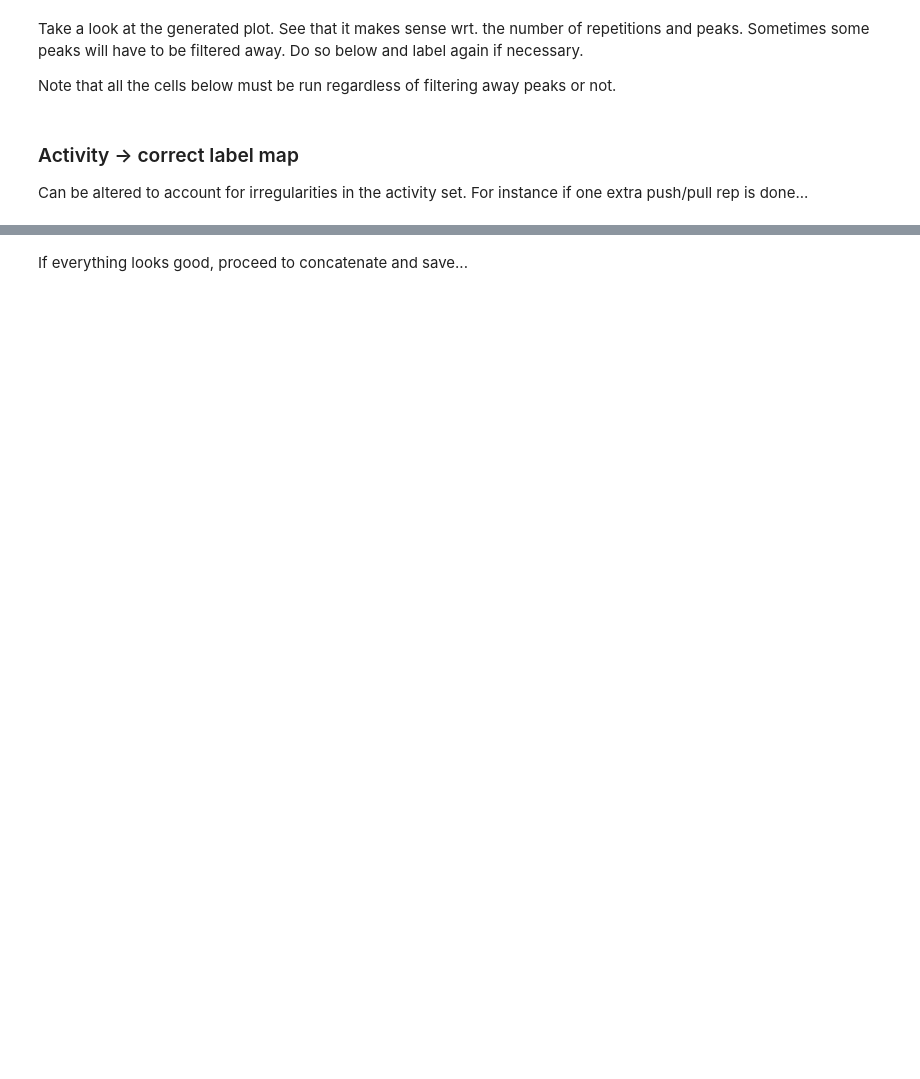
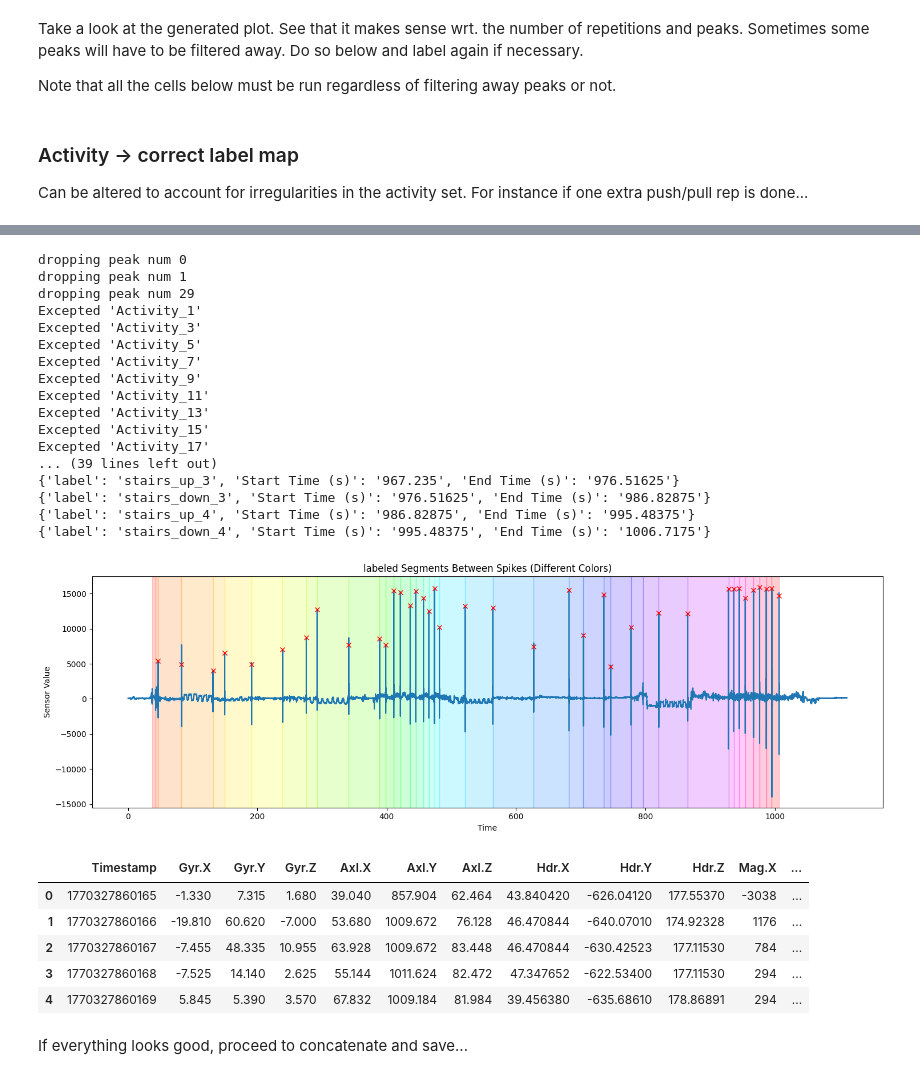
Before and after one commit to johanneloet/MasterV26, a Jupyter notebook: labeling_pipeline.ipynb, the cells around one changed output, grey strips where cells are left out. Drawn from its saved outputs; the diff is of its cells as text; code cells hidden in the pictures; blank space fills up the shorter version.

```diff
--- a/labeling_pipeline.ipynb
+++ b/labeling_pipeline.ipynb
@@ -24,7 +24,7 @@ import numpy as np
 First, define where data files exist by modifying base_dir and participant_dir_name. Use standardized naming to make file retrieval easier!
 # %%
 base_dir = Path(r"C:\Users\Bruker\Data_msc26_prelim")
-participant_dir_name = "prelim_2"
+participant_dir_name = "prelim_1"
 
 data_dir = base_dir / participant_dir_name
 # %% [markdown]
@@ -153,8 +164,8 @@ rename_map = {
     "Activity_35" : "stairs_down_3",
     "Activity_36" : "stairs_up_4",
     "Activity_37" : "stairs_down_4",
-    "Activity_38" : "stairs_up_5",
-    "Activity_39" : "stairs_down_5",
+    # "Activity_38" : "stairs_up_5",
+    # "Activity_39" : "stairs_down_5",
 }
 # %%
 print(peaks)
@@ -171,7 +202,7 @@ add_peak =  142881  + 60*800
 # code for adding a peak where none was detected
 manually_filtered_peaks = []
 #manually_filtered_peaks = [] # potentially manually select which peaks to keep here
-drop_peaks = [29, 33, 34, 35, 36] # define which peaks to drop here (0 indexed indices)
+drop_peaks = [0,1, 29] # define which peaks to drop here (0 indexed indices)
 
 for i in range(0, len(peaks)):
     peak = peaks[i]
@@ -198,33 +229,58 @@ for i in range(len(manually_filtered_peaks) - 1):
     init_label_df["rep_id"] = "idle"
     try:
         if 'push' in rename_map[f"Activity_{i+1}"]:
             label = rename_map[f"Activity_{i+1}"]
             push_idx += 1
             start_t = start_t + 0.5 # filter away spikes at the beginning of push pull segments
 
         elif 'pull' in rename_map[f"Activity_{i+1}"]:
             label = rename_map[f"Activity_{i+1}"]
             pull_idx += 1
             start_t = start_t + 0.5
         else:
             # Automatically transfer labels into the rep_id column. Making already segmented activities (push, pull, drag, stairs) finished wrt. their rep ids.
             label = rename_map[f"Activity_{i+1}"]
     except Exception as e:
         print("Excepted", e)
         label = "idle"
     rows.append({
         "label": label,
         "Start Time (s)": str(start_t),
         "End Time (s)": str(end_t)
     })
 
 
 # Sanity check: see if start stop times for each label is correct. Compare plot x-axis with the printed start stop times.
 for item in rows:
     print(item)
 plot_signal_peaks(init_label_df, manually_filtered_peaks)
 
 init_label_df.head()
+# %% [output]
+dropping peak num 0
+dropping peak num 1
+dropping peak num 29
+Excepted 'Activity_1'
+Excepted 'Activity_3'
+Excepted 'Activity_5'
+Excepted 'Activity_7'
+Excepted 'Activity_9'
+Excepted 'Activity_11'
+Excepted 'Activity_13'
+Excepted 'Activity_15'
+Excepted 'Activity_17'
+... (39 lines left out)
+{'label': 'stairs_up_3', 'Start Time (s)': '967.235', 'End Time (s)': '976.51625'}
+{'label': 'stairs_down_3', 'Start Time (s)': '976.51625', 'End Time (s)': '986.82875'}
+{'label': 'stairs_up_4', 'Start Time (s)': '986.82875', 'End Time (s)': '995.48375'}
+{'label': 'stairs_down_4', 'Start Time (s)': '995.48375', 'End Time (s)': '1006.7175'}
+[figure, added]
+|  | Timestamp | Gyr.X | Gyr.Y | Gyr.Z | Axl.X | Axl.Y | Axl.Z | Hdr.X | Hdr.Y | Hdr.Z | Mag.X | ... |
+| 0 | 1770327860165 | -1.330 | 7.315 | 1.680 | 39.040 | 857.904 | 62.464 | 43.840420 | -626.04120 | 177.55370 | -3038 | ... |
+| 1 | 1770327860166 | -19.810 | 60.620 | -7.000 | 53.680 | 1009.672 | 76.128 | 46.470844 | -640.07010 | 174.92328 | 1176 | ... |
+| 2 | 1770327860167 | -7.455 | 48.335 | 10.955 | 63.928 | 1009.672 | 83.448 | 46.470844 | -630.42523 | 177.11530 | 784 | ... |
+| 3 | 1770327860168 | -7.525 | 14.140 | 2.625 | 55.144 | 1011.624 | 82.472 | 47.347652 | -622.53400 | 177.11530 | 294 | ... |
+| 4 | 1770327860169 | 5.845 | 5.390 | 3.570 | 67.832 | 1009.184 | 81.984 | 39.456380 | -635.68610 | 178.86891 | 294 | ... |
 # %% [markdown]
 If everything looks good, proceed to concatenate and save...
 # %%
```
Also changed, not shown: parts of 22 cells of this notebook, 46 other files.
